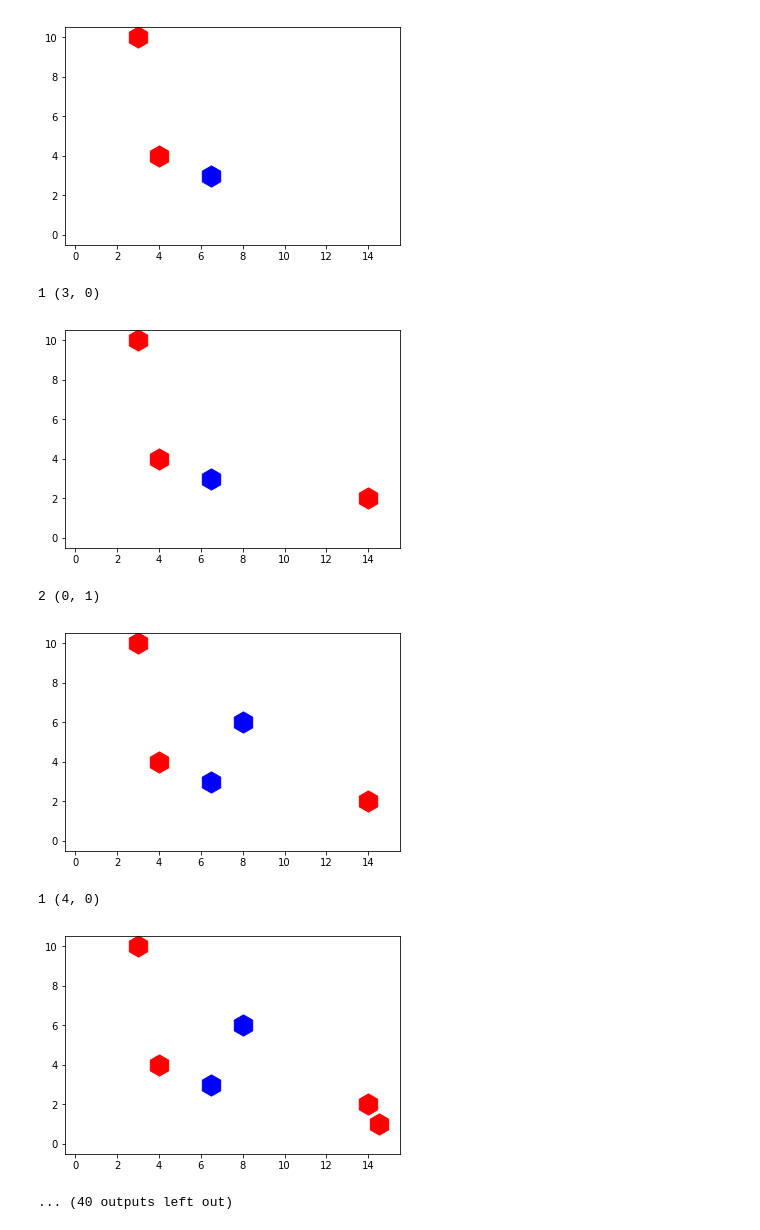
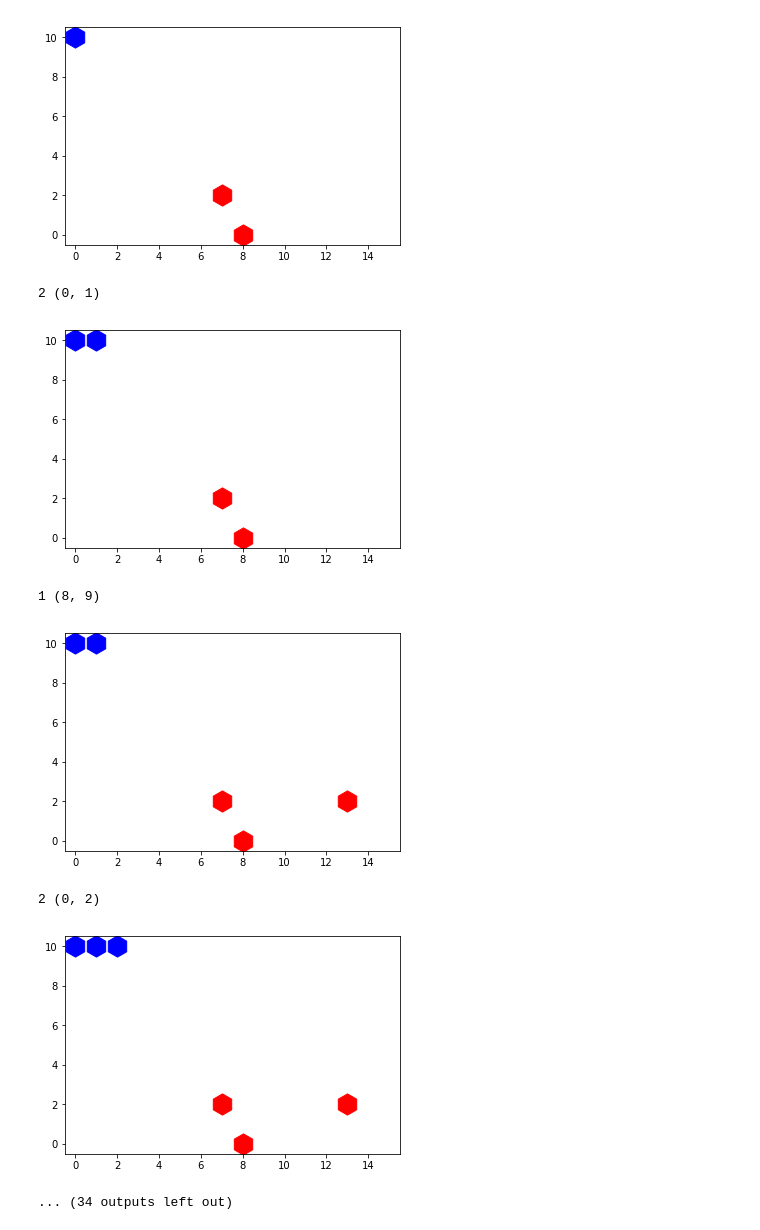
Before and after one commit to ibalejandro/ai_labs_hex_ai, a Jupyter notebook: hex_math.ipynb, the cells around one changed output. Saved outputs shown, nothing was run; the diff lists cells and outputs as text; code cells hidden in the pictures.

```diff
--- a/hex_math.ipynb
+++ b/hex_math.ipynb
@@ -135,8 +135,8 @@ for i in range(tam**2):
     if jugadorActual == 1:
         #####!! accion = Agente_Nombre1_Nombre2(estado,jugadorActual)
          #Para efectos del ejemplo genera una accion aleatoria, esta puede repetir lugar porque esta comentada la parte que lo chequea
-        #accionEj = Pos1Dto2D(lugares[i],tam)
-        accionEj = agente.get_action_to_take(estado,jugadorActual)
+        accionEj = Pos1Dto2D(lugares[i],tam)
+        #accionEj = agente.get_action_to_take(estado,jugadorActual)
         print(jugadorActual, accionEj)
         tableroJug1.ActualizarGrafo(accionEj)
     else:
@@ -154,7 +154,7 @@ for i in range(tam**2):
         estadoM[accionEj[0],accionEj[1]] = jugadorActual
             #Actualizacion del grafico
         #pl.scatter(x[accionEj[0]+11*accionEj[1]],y[accionEj[0]+11*accionEj[1]], marker='h', s=size*450, color=colors[jugadorActual])
-        pl.scatter(x[lugares[i]],y[lugares[i]], marker='h', s=size*450, color=colors[jugadorActual])
+        pl.scatter(x[Pos2Dto1D(accionEj[0], accionEj[1], tam)],y[Pos2Dto1D(accionEj[0], accionEj[1], tam)], marker='h', s=size*450, color=colors[jugadorActual])
         display.clear_output(wait=True)
         display.display(pl.gcf())
     else:
@@ -187,7 +187,7 @@ for i in range(tam**2):
 
     #Cambio de jugados
     if (i+1)%2 == 0:
+        jugadorActual = 1
+    else:
         jugadorActual = 2
-    else:
-        jugadorActual = 1
 # %% [output]
@@ -199,11 +199,11 @@ for i in range(tam**2):
-[figure, old version]
+[figure, new version]
-1 (3, 0)
+2 (0, 1)
-[figure, old version]
+[figure, new version]
-2 (0, 1)
+1 (8, 9)
-[figure, old version]
+[figure, new version]
-1 (4, 0)
+2 (0, 2)
-[figure, old version]
+[figure, new version]
-... (40 outputs left out)
+... (34 outputs left out)
 # %%
 start = time.time()
 cont = 0
```
Also changed, not shown: parts of 2 cells of this notebook, 3 other files.
